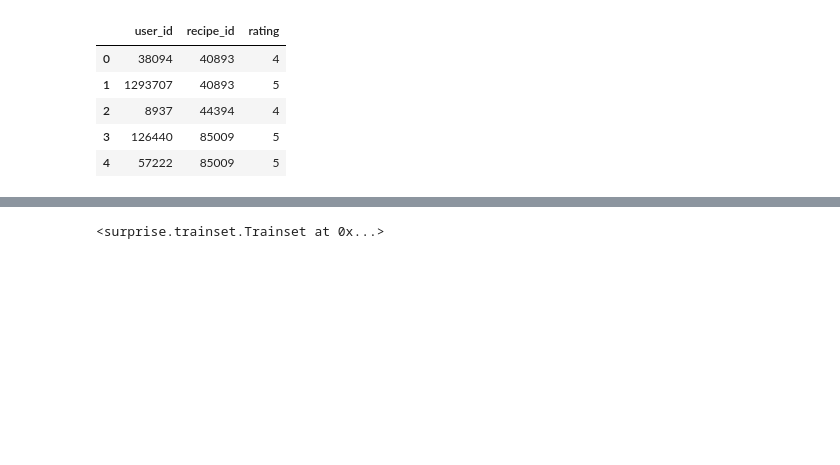
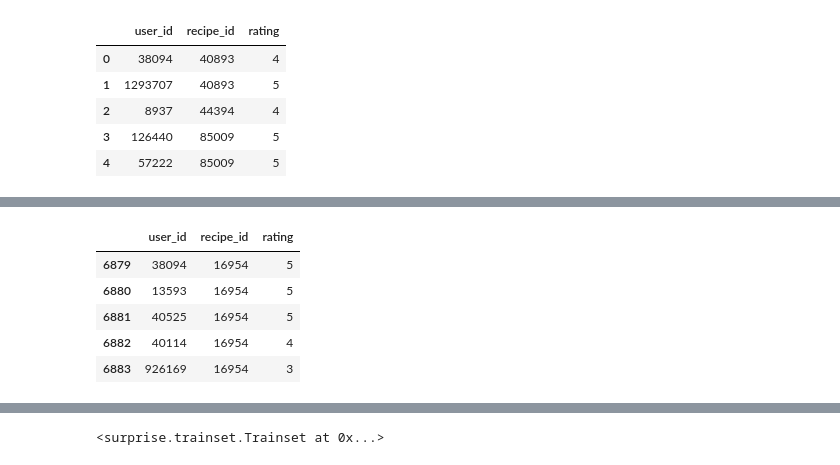
Before and after one commit to kli210/recipe_recommender_capstone, a Jupyter notebook: advanced_modelling.ipynb, the cells around one changed output, grey strips where cells are left out. Drawn from its saved outputs; the diff is of its cells as text; code cells hidden in the pictures; blank space fills up the shorter version.

```diff
--- a/advanced_modelling.ipynb
+++ b/advanced_modelling.ipynb
@@ -28,0 +52,9 @@ users_df.head()
+# %%
+users_df[users_df['recipe_id'] == '16954']
+# %% [output]
+|  | user_id | recipe_id | rating |
+| 6879 | 38094 | 16954 | 5 |
+| 6880 | 13593 | 16954 | 5 |
+| 6881 | 40525 | 16954 | 5 |
+| 6882 | 40114 | 16954 | 4 |
+| 6883 | 926169 | 16954 | 3 |
```
Also changed, not shown: parts of 6 cells of this notebook.
